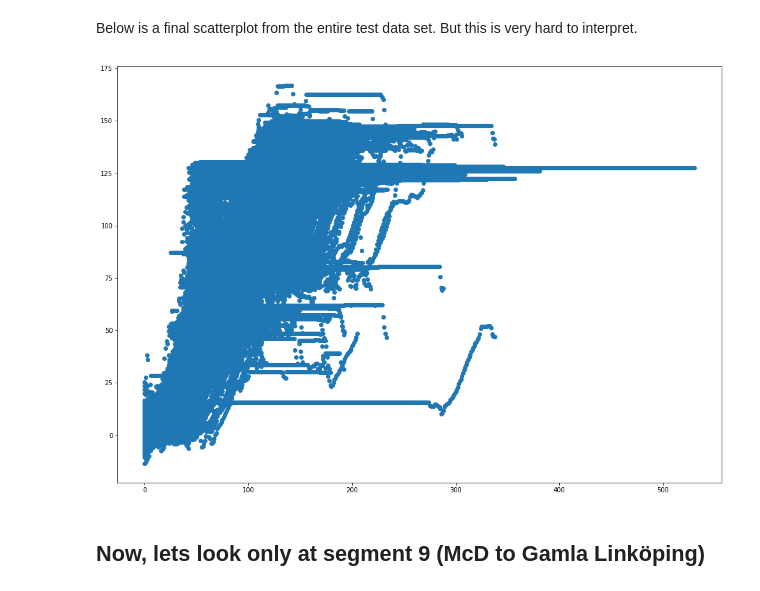
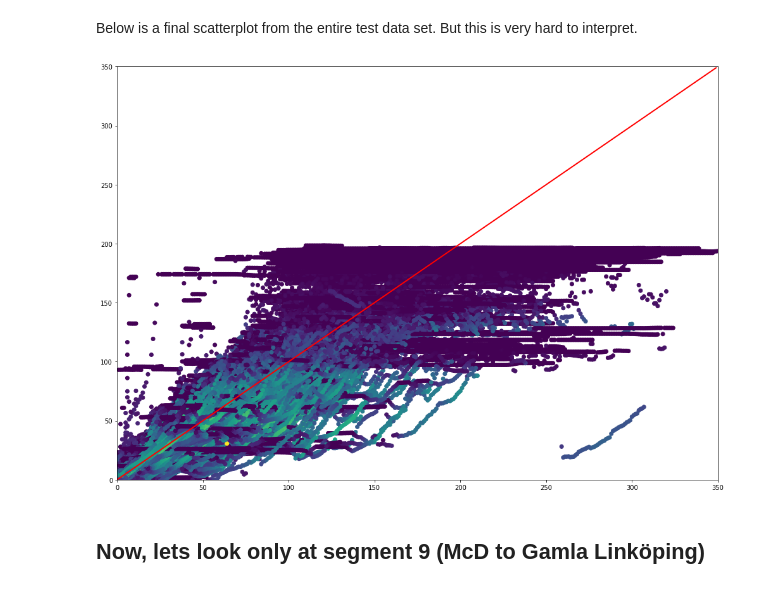
Before and after one commit to M20190649/TDDE19-bus-arrival-time, a Jupyter notebook: ANN/Model 2v2 - all data all features with sequence of test data.ipynb, the cells around one changed output. Saved outputs shown, nothing was run; the diff lists cells and outputs as text; code cells hidden in the pictures.

```diff
--- a/ANN/Model 2v2 - all data all features with sequence of test data.ipynb
+++ b/ANN/Model 2v2 - all data all features with sequence of test data.ipynb
@@ -11,6 +11,9 @@ import pandas as pds
 import datetime as dt
 # %%
 data = pds.read_pickle('added_t_ttjs.pkl')
+# %%
+# Data for line 11
+data = pds.read_pickle('added_t_211.pkl')
 # %%
 data.head()
 # %% [output]
@@ -49,7 +52,7 @@ dataset['dir_cos'] = np.cos(df.direction*(np.pi/180))
 
 dataset['speed'] = (df['speed']-df['speed'].min())/(df['speed'].max()-df['speed'].min())
 # Previousla was 'time_since_journey_start'
-dataset['ttjs'] = (df['ttjs']-df['ttjs'].min())/(df['ttjs'].max()-df['ttjs'].min())
+#dataset['ttjs'] = (df['ttjs']-df['ttjs'].min())/(df['ttjs'].max()-df['ttjs'].min())
 
 dataset['latitude'] = (df['latitude']-df['latitude'].min())/(df['latitude'].max()-df['latitude'].min())
 dataset['longitude'] = (df['longitude']-df['longitude'].min())/(df['longitude'].max()-df['longitude'].min())
@@ -72,6 +79,6 @@ Select an arbitrary number of test journeys
 # %%
 # Roughly 20%
-num_test_segments = 700
+num_test_segments = 300 #700
 msk = np.random.randint(1, dataset.journey_number.unique()[-1], num_test_segments)
 mask = dataset['journey_number'].isin(msk)
 # %% [markdown]
@@ -265,10 +349,13 @@ It is easy to see that it has troubles dealing with dwell time at bus stops.
 Below is a final scatterplot from the entire test data set. But this is very hard to interpret.
 # %%
 test_predictions = model.predict(test_data.values)
-plt.scatter(test_labels.values, test_predictions)
+plt.scatter(test_labels.values, test_predictions, c=test_data['speed'].values)
+plt.xlim(0, 350)
+plt.ylim(0, 350)
+plt.plot(range(350),range(350), color='red', linewidth=2)
 plt.show()
 # %% [output]
-[figure, old version]
+[figure, new version]
 # %% [markdown]
 ## Now, lets look only at segment 9 (McD to Gamla Linköping)
 # %%
```
Also changed, not shown: parts of 14 cells of this notebook, 1 other file.
